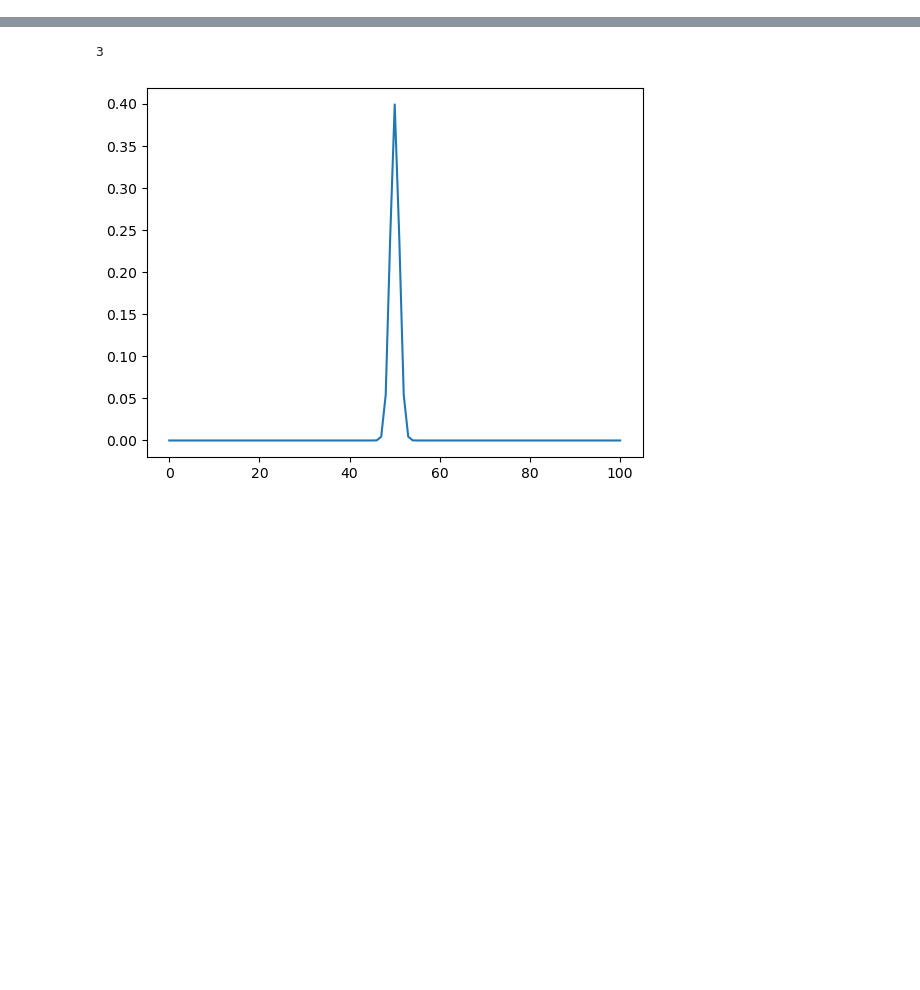
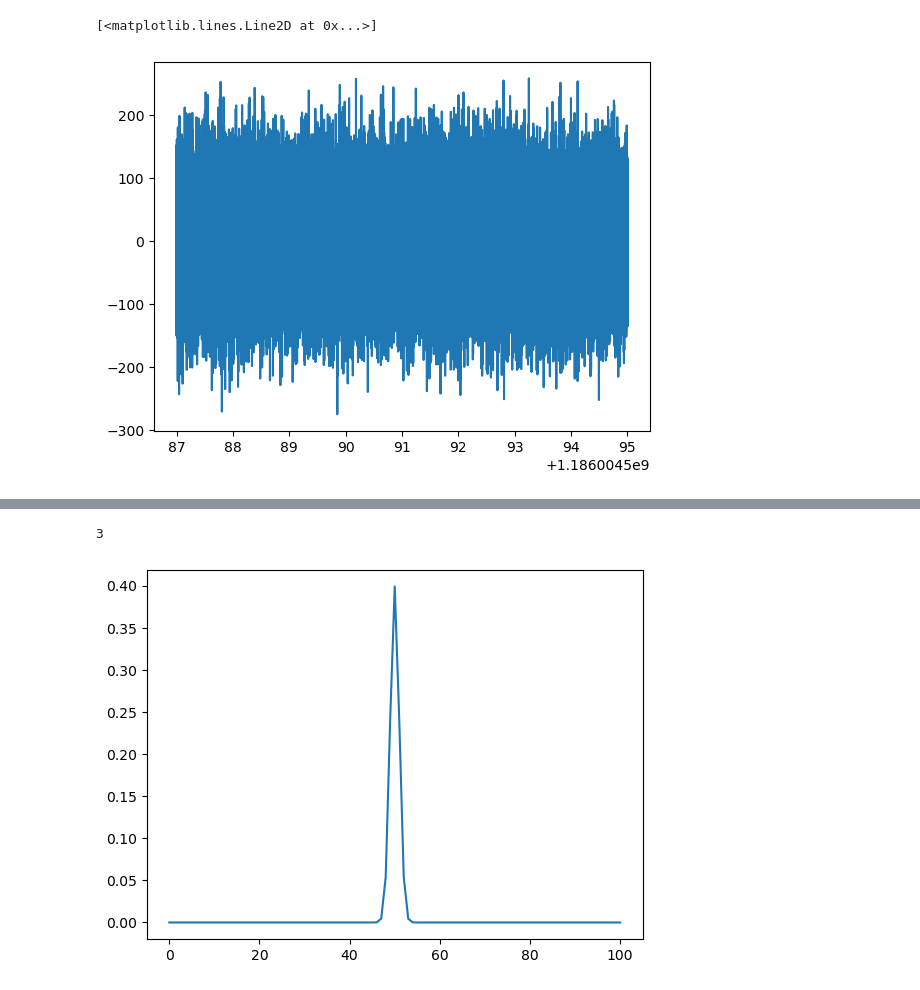
Before and after one commit to jurriaan585/Project2_CAML, a Jupyter notebook: Code/TESTER.ipynb, the cells around one changed output, grey strips where cells are left out. Cells and saved outputs as stored; diff of their text form; code cells hidden in the pictures; blank space fills up the shorter version.

```diff
--- a/Code/TESTER.ipynb
+++ b/Code/TESTER.ipynb
@@ -7,2 +88,17 @@ from data.Data_loader import GravitationalWave_datastrain as GW_DS, Gravitationa
+# %%
+injection = injections[3]
+
+event_ID = random_draw[0]
+y = np.load(path+f'/Injections/Whitened/injection_wf{event_ID}.npy.html')
+z = np.load(path+f'/Background/Whitened/background_wf{event_ID}.npy.html')
+
+event_ID = random_draw[1]
+y1 = np.load(path+f'/Injections/Whitened/injection_wf{event_ID}.npy.html')
+z1 = np.load(path+f'/Background/Whitened/background_wf{event_ID}.npy.html')
+
+plt.plot(injection[0],injections[0][0])
+# %% [output]
+[<matplotlib.lines.Line2D at 0x...>]
+[figure, added]
 # %%
 path_old = '/data/gravwav/lopezm/ML_projects/Projects_2022/Project_2/Data'
```
Also changed, not shown: parts of 5 cells of this notebook, 3 other files.
